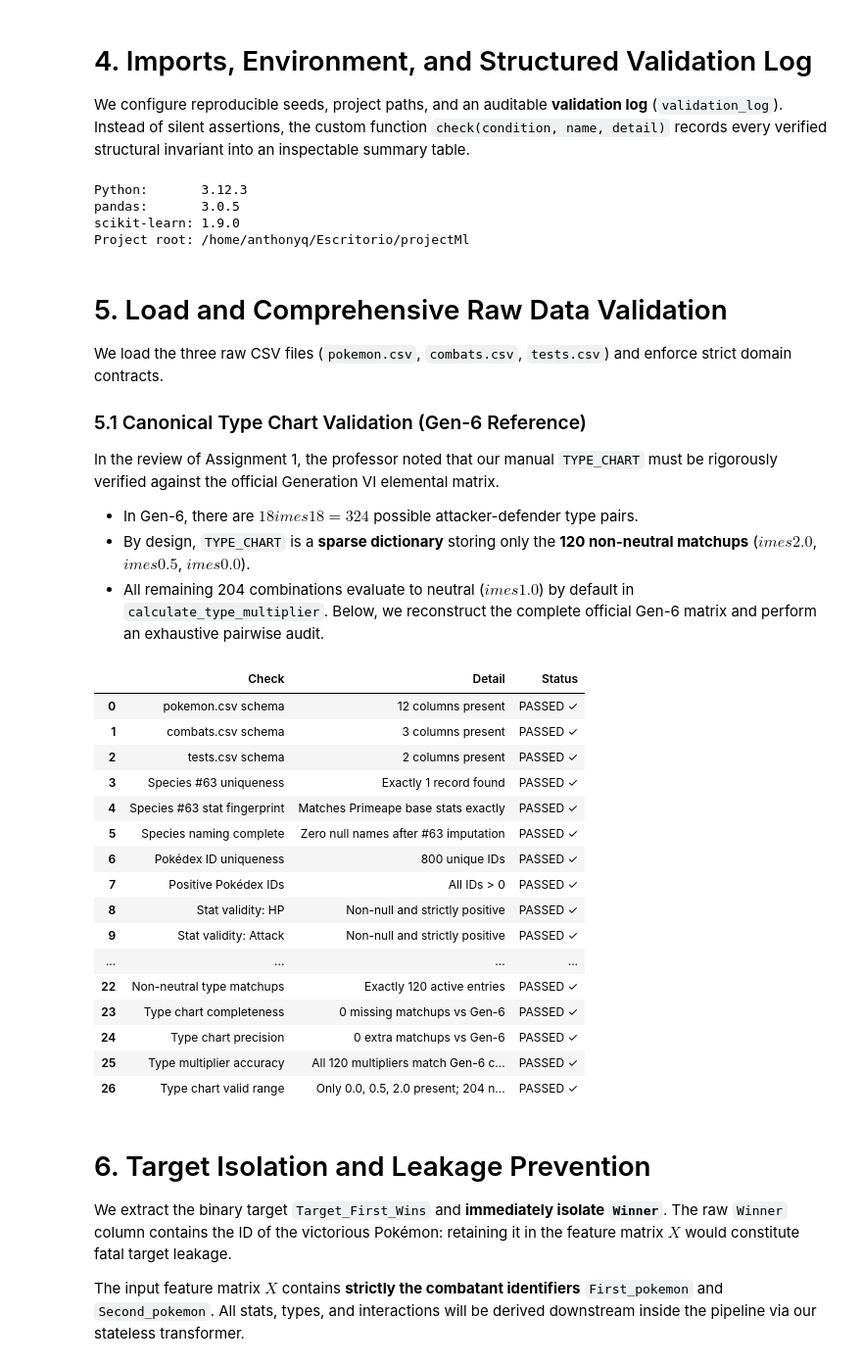
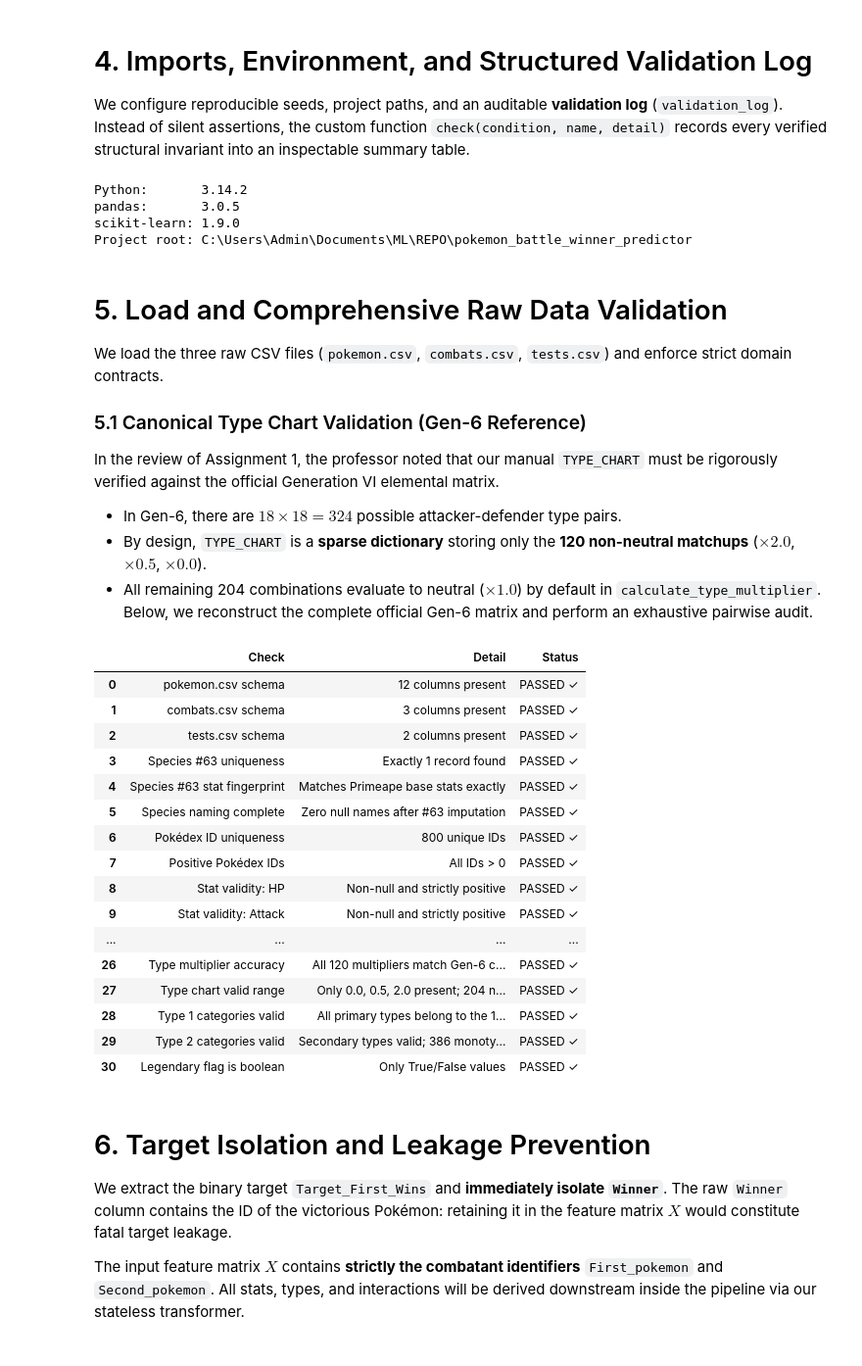
Before and after one commit to errodd/pokemon_battle_winner_predictor, a Jupyter notebook: notebooks/02_data_preparation.ipynb, the cells around one changed output. Shown at 98% size. Saved outputs shown, nothing was run; the diff lists cells and outputs as text; code cells hidden in the pictures.

```diff
--- a/notebooks/02_feature_engineering_pokemon.ipynb
+++ b/notebooks/02_data_preparation.ipynb
@@ -84,7 +84,6 @@ We configure reproducible seeds, project paths, and an auditable **validation lo
 # %%
 from __future__ import annotations
 
-import json
 import platform
 import sys
 from pathlib import Path
@@ -110,7 +109,6 @@ if not (PROJECT_ROOT / "data" / "pokemon.csv").exists():
 
 DATA_DIR = PROJECT_ROOT / "data"
 SCRIPTS_DIR = PROJECT_ROOT / "scripts"
-ARTIFACTS_DIR = PROJECT_ROOT / "artifacts"
 
 if str(SCRIPTS_DIR) not in sys.path:
     sys.path.insert(0, str(SCRIPTS_DIR))
@@ -138,10 +136,10 @@ print(f"pandas:       {pd.__version__}")
 print(f"scikit-learn: {sklearn.__version__}")
 print(f"Project root: {PROJECT_ROOT}")
 # %% [output]
-Python:       3.12.3
+Python:       3.14.2
 pandas:       3.0.5
 scikit-learn: 1.9.0
-Project root: /home/anthonyq/Escritorio/projectMl
+Project root: C:\Users\Admin\Documents\ML\REPO\pokemon_battle_winner_predictor
 # %% [markdown]
 # 5. Load and Comprehensive Raw Data Validation
 
@@ -149,9 +147,9 @@ We load the three raw CSV files (`pokemon.csv`, `combats.csv`, `tests.csv`) and
 
 ### 5.1 Canonical Type Chart Validation (Gen-6 Reference)
 In the review of Assignment 1, the professor noted that our manual `TYPE_CHART` must be rigorously verified against the official Generation VI elemental matrix.
-- In Gen-6, there are $18 	imes 18 = 324$ possible attacker-defender type pairs.
-- By design, `TYPE_CHART` is a **sparse dictionary** storing only the **120 non-neutral matchups** ($	imes 2.0$, $	imes 0.5$, $	imes 0.0$).
-- All remaining 204 combinations evaluate to neutral ($	imes 1.0$) by default in `calculate_type_multiplier`.
+- In Gen-6, there are $18 \times 18 = 324$ possible attacker-defender type pairs.
+- By design, `TYPE_CHART` is a **sparse dictionary** storing only the **120 non-neutral matchups** ($\times 2.0$, $\times 0.5$, $\times 0.0$).
+- All remaining 204 combinations evaluate to neutral ($\times 1.0$) by default in `calculate_type_multiplier`.
 Below, we reconstruct the complete official Gen-6 matrix and perform an exhaustive pairwise audit.
 # %%
 POKEMON_PATH = DATA_DIR / "pokemon.csv"
@@ -206,6 +204,7 @@ check((tests["First_pokemon"] != tests["Second_pokemon"]).all(), "No self-battle
 
 valid_winners = (combats["Winner"] == combats["First_pokemon"]) | (combats["Winner"] == combats["Second_pokemon"])
 check(valid_winners.all(), "Winner is combatant", "All winners are either First or Second fighter")
+check(combats["Winner"].notna().all(), "Target source present", "Winner is non-null in every combat")
 
 # --- 5. Canonical Gen-6 Type Chart Audit ---
 GEN6_REFERENCE = {
@@ -233,38 +232,44 @@ reference_chart = {}
 for atk, (double, half, zero) in GEN6_REFERENCE.items():
     reference_chart.update({(atk, d): 2.0 for d in double})
     reference_chart.update({(atk, d): 0.5 for d in half})
     reference_chart.update({(atk, d): 0.0 for d in zero})
 
 missing_pairs = sorted(set(reference_chart) - set(TYPE_CHART))
 extra_pairs = sorted(set(TYPE_CHART) - set(reference_chart))
 diff_values = sorted(k for k in set(reference_chart) & set(TYPE_CHART) if reference_chart[k] != TYPE_CHART[k])
 
 check(len(TYPE_CHART) == 120, "Non-neutral type matchups", "Exactly 120 active entries")
 check(not missing_pairs, "Type chart completeness", "0 missing matchups vs Gen-6")
 check(not extra_pairs, "Type chart precision", "0 extra matchups vs Gen-6")
 check(not diff_values, "Type multiplier accuracy", "All 120 multipliers match Gen-6 canonical reference exactly")
 check(set(TYPE_CHART.values()) == {0.0, 0.5, 2.0}, "Type chart valid range", "Only 0.0, 0.5, 2.0 present; 204 neutrals default to 1.0")
 
+# --- 6. Categorical domain validity ---
+VALID_TYPES = set(GEN6_REFERENCE)
+check(set(pokemon["Type 1"]).issubset(VALID_TYPES), "Type 1 categories valid", "All primary types belong to the 18 Gen-6 types")
+check(set(pokemon["Type 2"].dropna()).issubset(VALID_TYPES), "Type 2 categories valid", f"Secondary types valid; {pokemon['Type 2'].isna().sum()} monotype species (NaN = no second type)")
+check(pokemon["Legendary"].dtype == bool, "Legendary flag is boolean", "Only True/False values")
+
 # Render validation log
 pd.DataFrame(validation_log)
 # %% [output]
 |  | Check | Detail | Status |
 | 0 | pokemon.csv schema | 12 columns present | PASSED ✓ |
 | 1 | combats.csv schema | 3 columns present | PASSED ✓ |
 | 2 | tests.csv schema | 2 columns present | PASSED ✓ |
 | 3 | Species #63 uniqueness | Exactly 1 record found | PASSED ✓ |
 | 4 | Species #63 stat fingerprint | Matches Primeape base stats exactly | PASSED ✓ |
 | 5 | Species naming complete | Zero null names after #63 imputation | PASSED ✓ |
 | 6 | Pokédex ID uniqueness | 800 unique IDs | PASSED ✓ |
 | 7 | Positive Pokédex IDs | All IDs > 0 | PASSED ✓ |
 | 8 | Stat validity: HP | Non-null and strictly positive | PASSED ✓ |
 | 9 | Stat validity: Attack | Non-null and strictly positive | PASSED ✓ |
 | ... | ... | ... | ... |
-| 22 | Non-neutral type matchups | Exactly 120 active entries | PASSED ✓ |
-| 23 | Type chart completeness | 0 missing matchups vs Gen-6 | PASSED ✓ |
-| 24 | Type chart precision | 0 extra matchups vs Gen-6 | PASSED ✓ |
-| 25 | Type multiplier accuracy | All 120 multipliers match Gen-6 c... | PASSED ✓ |
-| 26 | Type chart valid range | Only 0.0, 0.5, 2.0 present; 204 n... | PASSED ✓ |
+| 26 | Type multiplier accuracy | All 120 multipliers match Gen-6 c... | PASSED ✓ |
+| 27 | Type chart valid range | Only 0.0, 0.5, 2.0 present; 204 n... | PASSED ✓ |
+| 28 | Type 1 categories valid | All primary types belong to the 1... | PASSED ✓ |
+| 29 | Type 2 categories valid | Secondary types valid; 386 monoty... | PASSED ✓ |
+| 30 | Legendary flag is boolean | Only True/False values | PASSED ✓ |
 # %% [markdown]
 # 6. Target Isolation and Leakage Prevention
 
```
Also changed, not shown: parts of 15 cells of this notebook, 3 other files.
